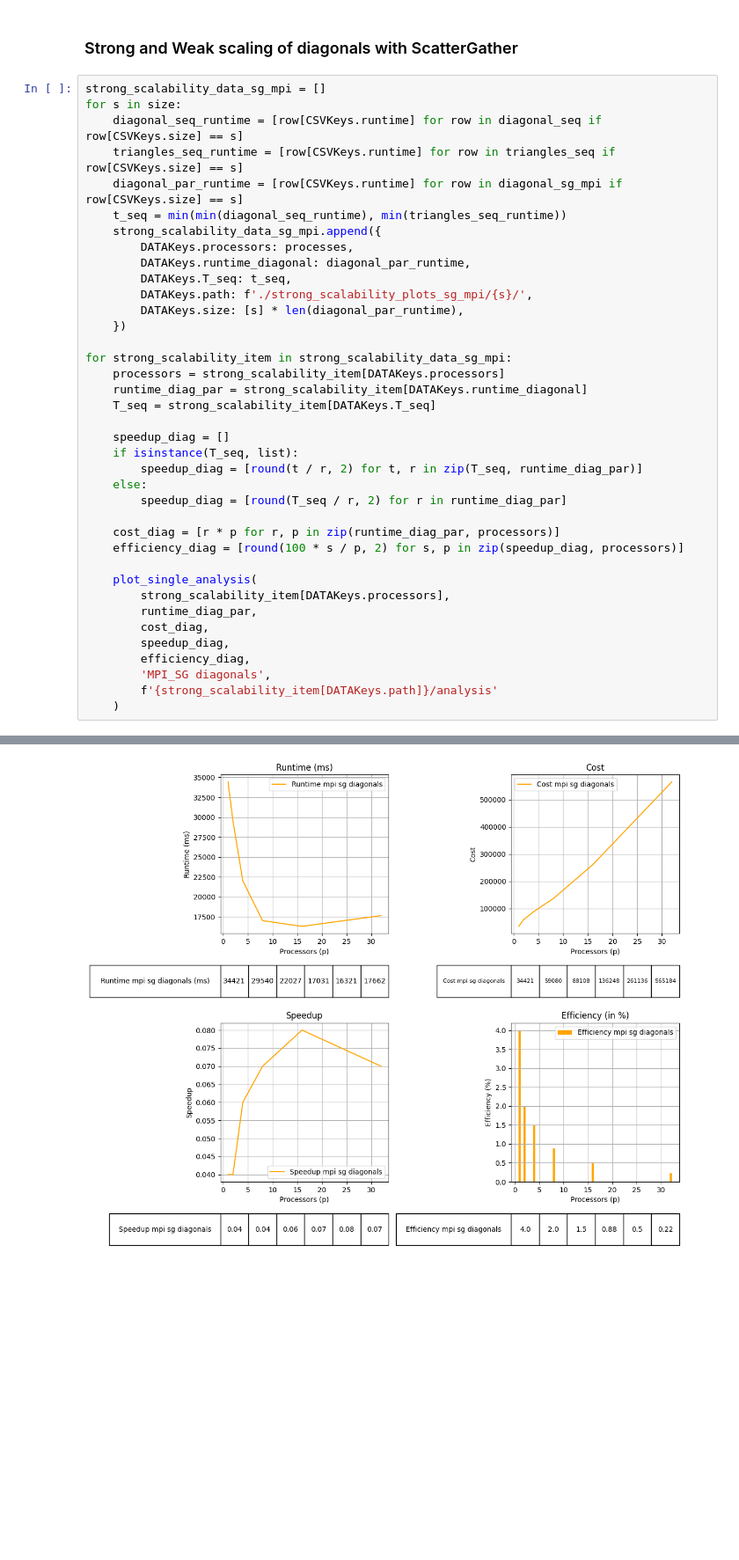
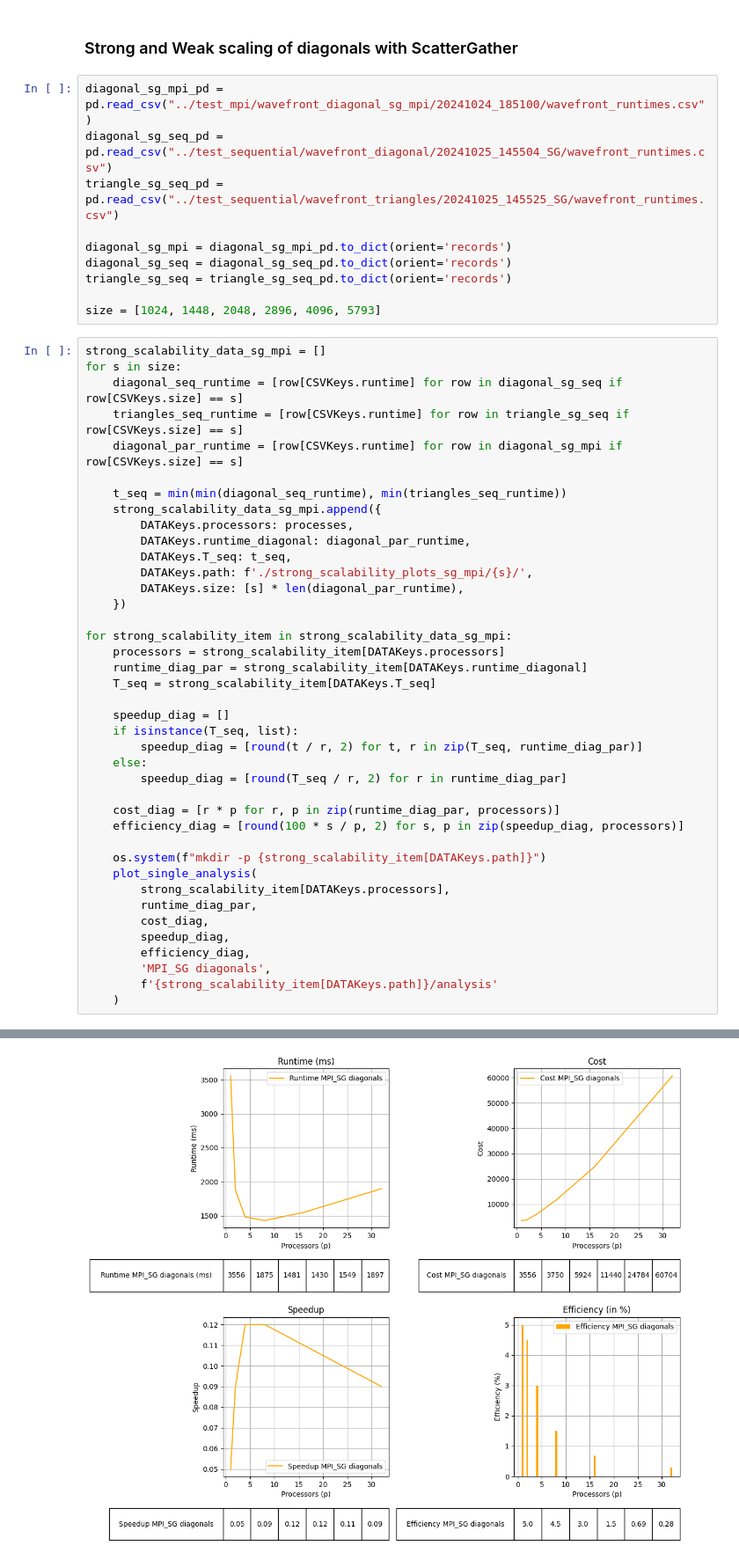
Before and after one commit to mikymatt01/SPM_wavefront, a Jupyter notebook: scripts/wavefront_metrics.ipynb, the cells around one changed output, grey strips where cells are left out. Shown at 88% size. Drawn from its saved outputs; the diff is of its cells as text; blank space fills up the shorter version.

Commit message:
test: sg

```diff
--- a/scripts/wavefront_metrics.ipynb
+++ b/scripts/wavefront_metrics.ipynb
@@ -442,11 +419,22 @@ plot_analysis(
 # %% [markdown]
 ### Strong and Weak scaling of diagonals with ScatterGather
+# %%
+diagonal_sg_mpi_pd = pd.read_csv("../test_mpi/wavefront_diagonal_sg_mpi/20241024_185100/wavefront_runtimes.csv")
+diagonal_sg_seq_pd = pd.read_csv("../test_sequential/wavefront_diagonal/20241025_145504_SG/wavefront_runtimes.csv")
+triangle_sg_seq_pd = pd.read_csv("../test_sequential/wavefront_triangles/20241025_145525_SG/wavefront_runtimes.csv")
+
+diagonal_sg_mpi = diagonal_sg_mpi_pd.to_dict(orient='records')
+diagonal_sg_seq = diagonal_sg_seq_pd.to_dict(orient='records')
+triangle_sg_seq = triangle_sg_seq_pd.to_dict(orient='records')
+
+size = [1024, 1448, 2048, 2896, 4096, 5793]
 # %%
 strong_scalability_data_sg_mpi = []
 for s in size:
-    diagonal_seq_runtime = [row[CSVKeys.runtime] for row in diagonal_seq if row[CSVKeys.size] == s]
-    triangles_seq_runtime = [row[CSVKeys.runtime] for row in triangles_seq if row[CSVKeys.size] == s]
+    diagonal_seq_runtime = [row[CSVKeys.runtime] for row in diagonal_sg_seq if row[CSVKeys.size] == s]
+    triangles_seq_runtime = [row[CSVKeys.runtime] for row in triangle_sg_seq if row[CSVKeys.size] == s]
     diagonal_par_runtime = [row[CSVKeys.runtime] for row in diagonal_sg_mpi if row[CSVKeys.size] == s]
+
     t_seq = min(min(diagonal_seq_runtime), min(triangles_seq_runtime))
     strong_scalability_data_sg_mpi.append({
         DATAKeys.processors: processes,
@@ -470,6 +458,7 @@ for strong_scalability_item in strong_scalability_data_sg_mpi:
     cost_diag = [r * p for r, p in zip(runtime_diag_par, processors)]
     efficiency_diag = [round(100 * s / p, 2) for s, p in zip(speedup_diag, processors)]
 
+    os.system(f"mkdir -p {strong_scalability_item[DATAKeys.path]}")
     plot_single_analysis(
         strong_scalability_item[DATAKeys.processors],
         runtime_diag_par,
@@ -484 +472 @@ FileNotFoundError: [Errno 2] No such file or directory: '/Users/michelemattiello
-[figure, old version]
+[figure, new version]
```
Also changed, not shown: parts of 8 cells of this notebook, 14 other files.
